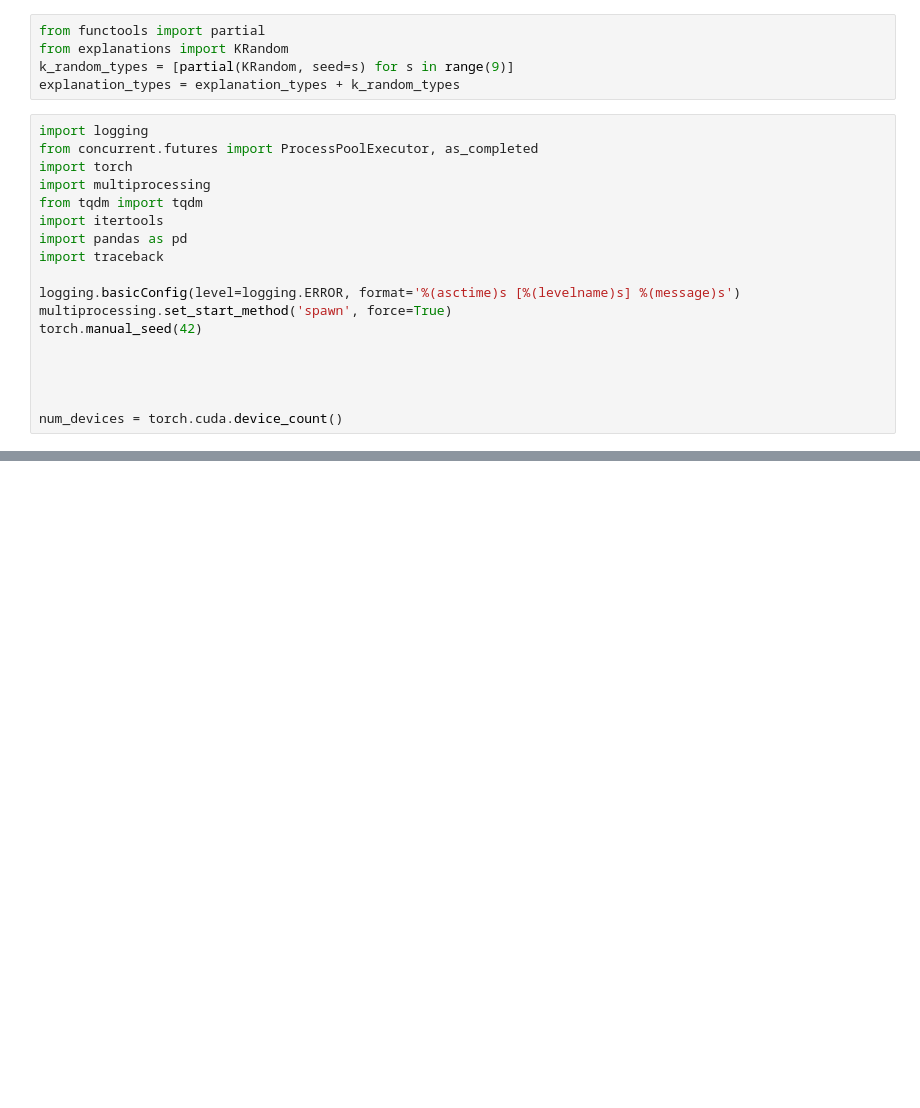
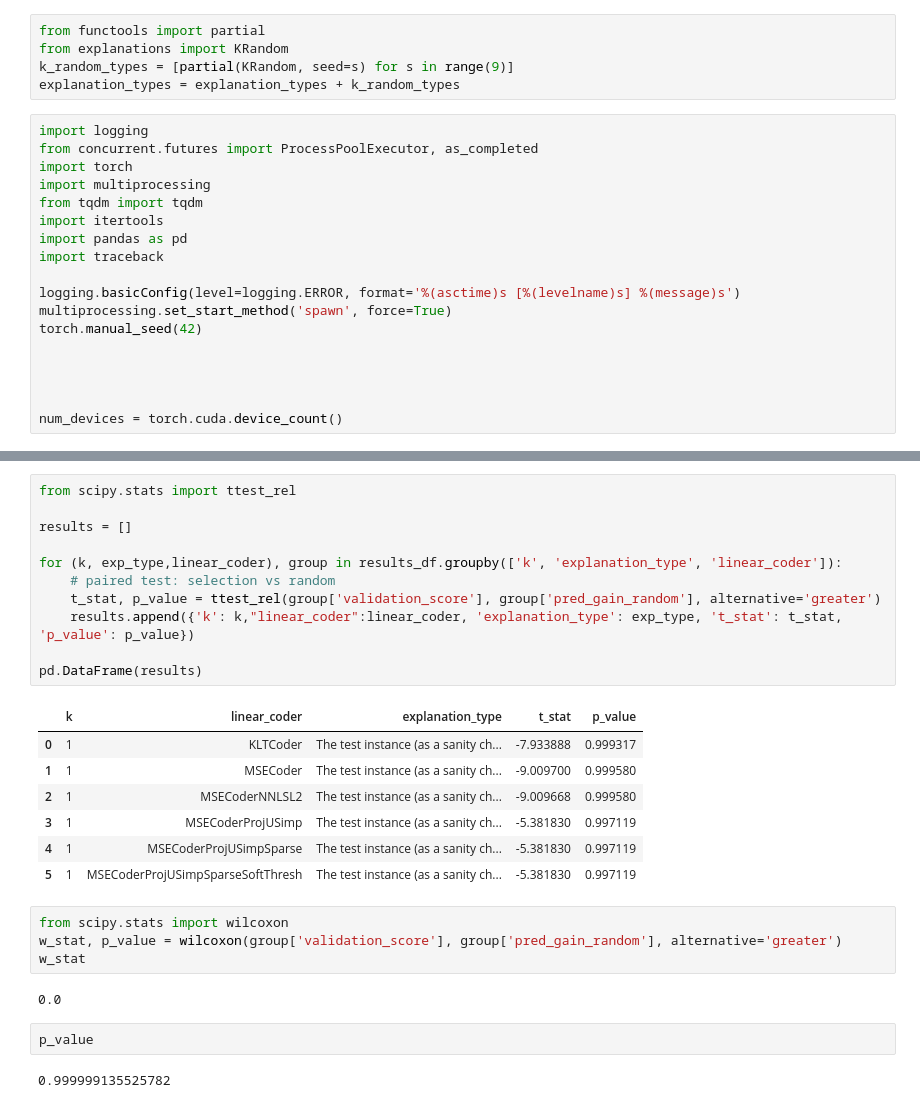
Before and after one commit to loris3/ceelm, a Jupyter notebook: validation.ipynb, the cells around one changed output, grey strips where cells are left out. Drawn from its saved outputs; the diff is of its cells as text; blank space fills up the shorter version.

```diff
--- a/validation.ipynb
+++ b/validation.ipynb
@@ -366,0 +386,29 @@ df_scoring = pd.read_parquet("./cache/scoring/partial/")
+# %%
+from scipy.stats import ttest_rel
+
+results = []
+
+for (k, exp_type,linear_coder), group in results_df.groupby(['k', 'explanation_type', 'linear_coder']):
+    # paired test: selection vs random
+    t_stat, p_value = ttest_rel(group['validation_score'], group['pred_gain_random'], alternative='greater')
+    results.append({'k': k,"linear_coder":linear_coder, 'explanation_type': exp_type, 't_stat': t_stat, 'p_value': p_value})
+
+pd.DataFrame(results)
+# %% [output]
+|  | k | linear_coder | explanation_type | t_stat | p_value |
+| 0 | 1 | KLTCoder | The test instance (as a sanity ch... | -7.933888 | 0.999317 |
+| 1 | 1 | MSECoder | The test instance (as a sanity ch... | -9.009700 | 0.999580 |
+| 2 | 1 | MSECoderNNLSL2 | The test instance (as a sanity ch... | -9.009668 | 0.999580 |
+| 3 | 1 | MSECoderProjUSimp | The test instance (as a sanity ch... | -5.381830 | 0.997119 |
+| 4 | 1 | MSECoderProjUSimpSparse | The test instance (as a sanity ch... | -5.381830 | 0.997119 |
+| 5 | 1 | MSECoderProjUSimpSparseSoftThresh | The test instance (as a sanity ch... | -5.381830 | 0.997119 |
+# %%
+from scipy.stats import wilcoxon
+w_stat, p_value = wilcoxon(group['validation_score'], group['pred_gain_random'], alternative='greater')
+w_stat
+# %% [output]
+0.0
+# %%
+p_value
+# %% [output]
+0.999999135525782
```
Also changed, not shown: parts of 26 cells of this notebook, 20 other files.
